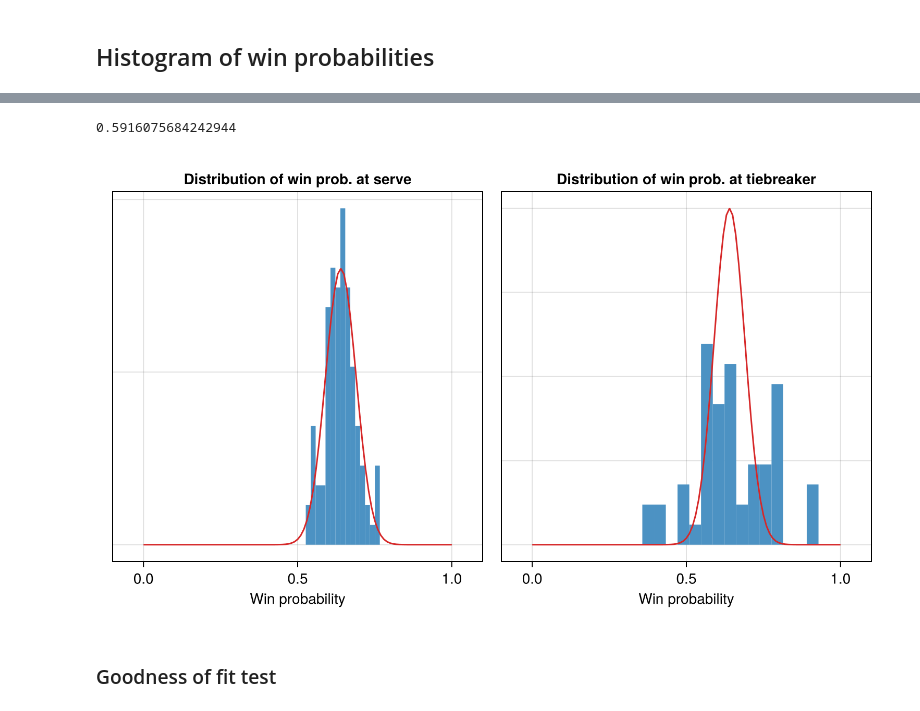
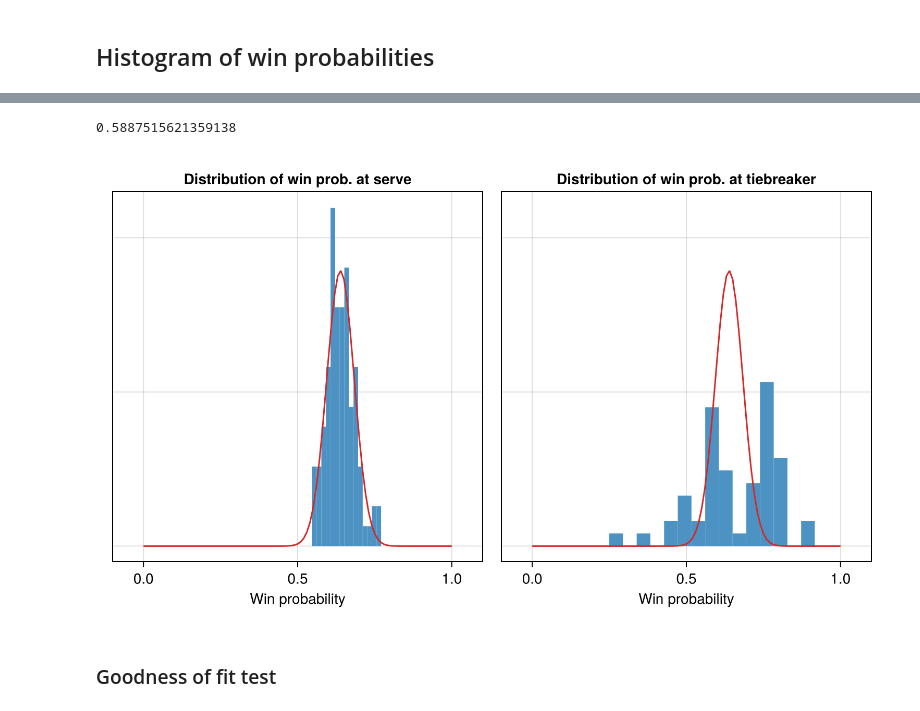
Before and after one commit to VictorKeil/grand-slam-analysis, a Jupyter notebook: Main.ipynb, the cells around one changed output, grey strips where cells are left out. Saved outputs shown, nothing was run; the diff lists cells and outputs as text; code cells hidden in the pictures.

```diff
--- a/Main.ipynb
+++ b/Main.ipynb
@@ -298,3 +296,10 @@ df = data_main[data_main.ServerId .== 1496,:];
+# %%
+df = CSV.read("clean-data/master-sub.csv", DataFrame);
+transform!(df,
+    "ServerWon" => BitVector => "ServerWon",
+    "Tiebreaker" => BitVector => "Tiebreaker",
+    "BreakPoint" => BitVector => "BreakPoint"
+);
 # %% [markdown]
 ## Data characterization
 # %%
@@ -476,7 +481,7 @@ f
 # %%
 mean(bpws)
 # %% [output]
-0.5916075684242944
+0.5887515621359138
 # %%
 CairoMakie.save("figs/win_prob_hists.png", f)
 # %%
@@ -495,33 +500,25 @@ end
 filter!((!) ∘ isnan, pws);
 filter!((!) ∘ isnan, tbws);
 # %%
-mkax(f; kwargs...) = Axis(f,
-    limits = ((-0.1,1.1), nothing);
-    aspect = 1,
-    xlabel = "Win probability",
-    yticksvisible = false,
-    yticklabelsvisible = false,
-    kwargs...
-)
 f = Figure()
 mkax(f[1,1], title = "Distribution of win prob. at serve")
 hist!(pws, normalization = :pdf)
 x = 0:0.01:1
 y_pws = pdf(fit(Normal, pws), x)
 lines!(x,y_pws, color = tab10[4])
 
 mkax(f[1,2], title = "Distribution of win prob. at tiebreaker")
 hist!(tbws, normalization = :pdf)
 lines!(x,y_pws, color = tab10[4])
 
 for c in 1:2
     colsize!(f.layout, c, Aspect(1,1.0))
 end
 resize_to_layout!(f)
 
 f
 # %% [output]
-[figure, old version]
+[figure, new version]
 # %%
 CairoMakie.save("figs/win_prob_tb_hists.png", f)
 # %% [markdown]
```
Also changed, not shown: parts of 7 cells of this notebook, 13 other files.
